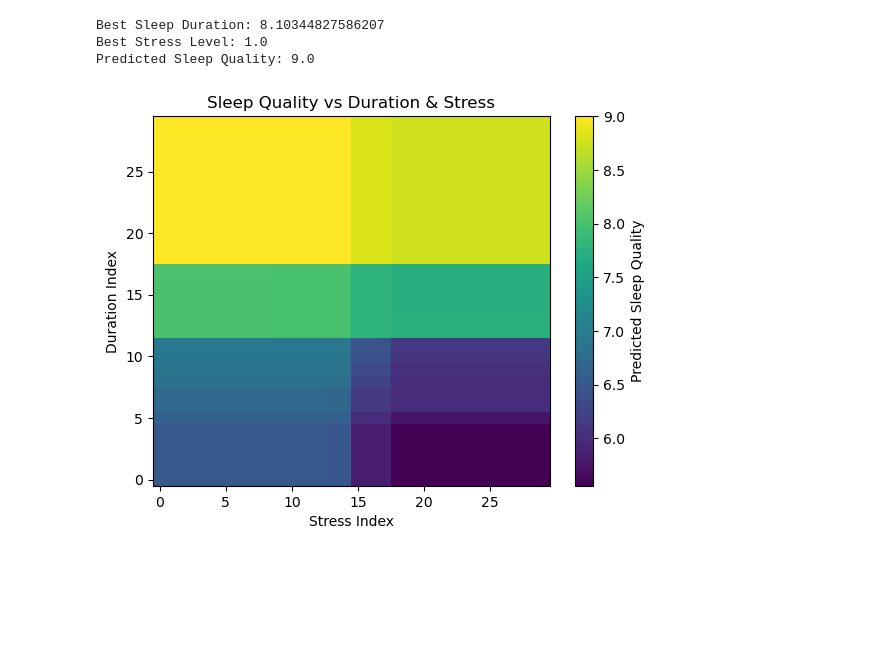
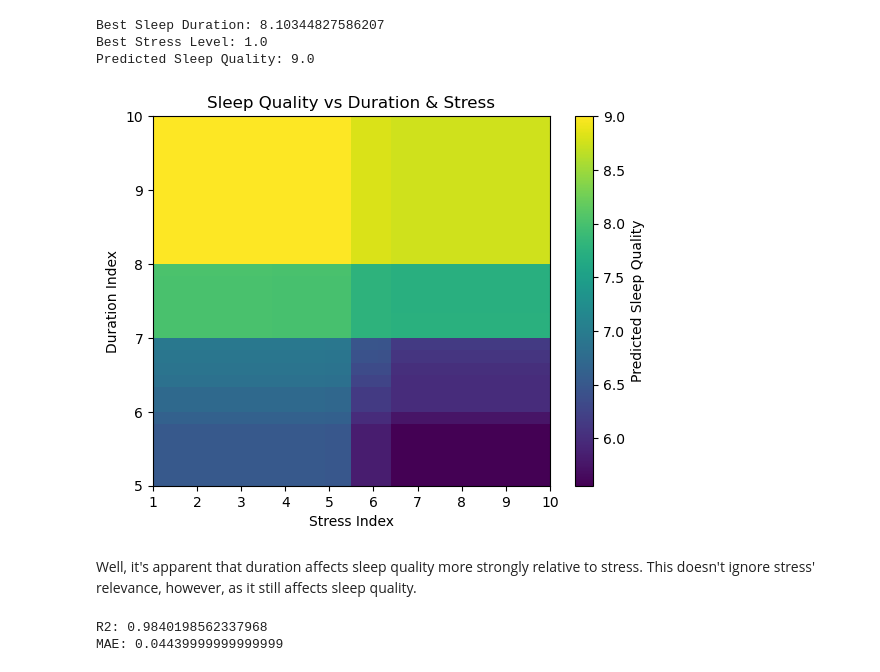
Before and after one commit to JJonKang/sleep-quality-check, a Jupyter notebook: explore.ipynb, the cells around one changed output. Saved outputs shown, nothing was run; the diff lists cells and outputs as text; code cells hidden in the pictures; blank space fills up the shorter version.

```diff
--- a/explore.ipynb
+++ b/explore.ipynb
@@ -224,11 +224,24 @@ for d in durations:
 
     scores_matrix.append(row_scores)
 # %%
-plt.imshow(scores_matrix, aspect='auto', origin='lower')
+plt.imshow(scores_matrix, aspect='auto', origin='lower',
+          extent = [
+              1, 10,
+              5, 10
+          ]
+)
 plt.colorbar(label="Predicted Sleep Quality")
 plt.xlabel("Stress Index")
 plt.ylabel("Duration Index")
 plt.title("Sleep Quality vs Duration & Stress")
 plt.show()
 # %% [output]
-[figure, old version]
+[figure, new version]
+# %% [markdown]
+Well, it's apparent that duration affects sleep quality more strongly relative to stress. This doesn't ignore stress' relevance, however, as it still affects sleep quality.
+# %%
+print("R2:", r2_score(y_test, preds))
+print("MAE:", mean_absolute_error(y_test, preds))
+# %% [output]
+R2: 0.9840198562337968
+MAE: 0.04439999999999999
```
Also changed, not shown: parts of 1 cell of this notebook.
